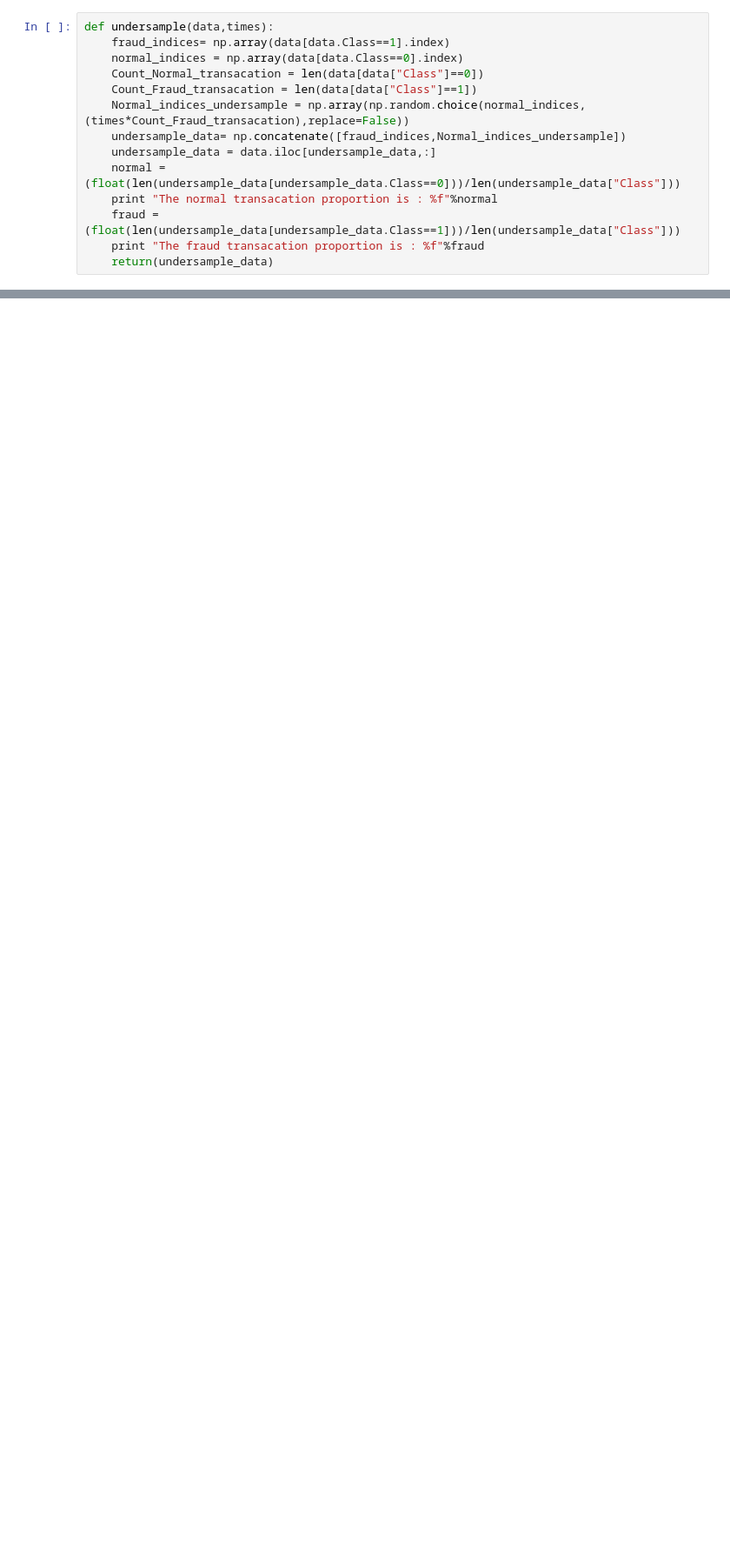
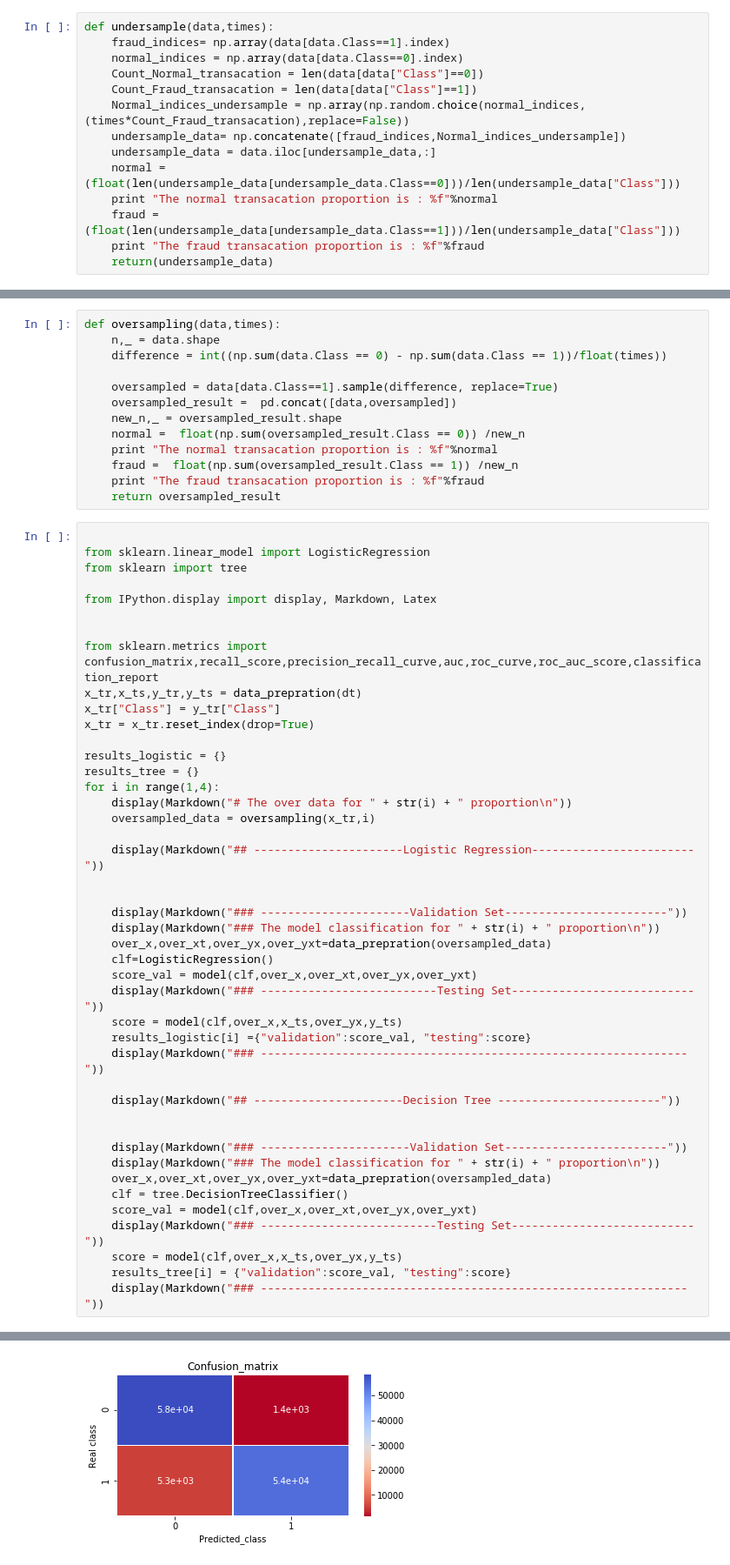
Before and after one commit to cvalenzu/ML-2017, a Jupyter notebook: hw2/Tarea 2.ipynb, the cells around one changed output, grey strips where cells are left out. Shown at 87% size. Drawn from its saved outputs; the diff is of its cells as text; blank space fills up the shorter version.

```diff
--- a/hw2/Tarea 2.ipynb
+++ b/hw2/Tarea 2.ipynb
@@ -566,0 +806,58 @@ os_data_X,os_data_y=os.fit_sample(x_tr,y_tr)
+# %%
+def oversampling(data,times):
+    n,_ = data.shape
+    difference = int((np.sum(data.Class == 0) - np.sum(data.Class == 1))/float(times))
+
+    oversampled = data[data.Class==1].sample(difference, replace=True)
+    oversampled_result =  pd.concat([data,oversampled])
+    new_n,_ = oversampled_result.shape
+    normal =  float(np.sum(oversampled_result.Class == 0)) /new_n
+    print "The normal transacation proportion is : %f"%normal
+    fraud =  float(np.sum(oversampled_result.Class == 1)) /new_n
+    print "The fraud transacation proportion is : %f"%fraud
+    return oversampled_result
+# %%
+
+from sklearn.linear_model import LogisticRegression
+from sklearn import tree
+
+from IPython.display import display, Markdown, Latex
+
+
+from sklearn.metrics import confusion_matrix,recall_score,precision_recall_curve,auc,roc_curve,roc_auc_score,classification_report
+x_tr,x_ts,y_tr,y_ts = data_prepration(dt)
+x_tr["Class"] = y_tr["Class"]
+x_tr = x_tr.reset_index(drop=True)
+
+results_logistic = {}
+results_tree = {}
+for i in range(1,4):
+    display(Markdown("# The over data for " + str(i) + " proportion\n"))
+    oversampled_data = oversampling(x_tr,i)
+
+    display(Markdown("## ----------------------Logistic Regression------------------------"))
+
+
+    display(Markdown("### ----------------------Validation Set------------------------"))
+    display(Markdown("### The model classification for " + str(i) + " proportion\n"))
+    over_x,over_xt,over_yx,over_yxt=data_prepration(oversampled_data)
+    clf=LogisticRegression()
+    score_val = model(clf,over_x,over_xt,over_yx,over_yxt)
+    display(Markdown("### --------------------------Testing Set---------------------------"))
+    score = model(clf,over_x,x_ts,over_yx,y_ts)
+    results_logistic[i] ={"validation":score_val, "testing":score}
+    display(Markdown("### ---------------------------------------------------------------"))
+
+    display(Markdown("## ----------------------Decision Tree ------------------------"))
+
+
+    display(Markdown("### ----------------------Validation Set------------------------"))
+    display(Markdown("### The model classification for " + str(i) + " proportion\n"))
+    over_x,over_xt,over_yx,over_yxt=data_prepration(oversampled_data)
+    clf = tree.DecisionTreeClassifier()
+    score_val = model(clf,over_x,over_xt,over_yx,over_yxt)
+    display(Markdown("### --------------------------Testing Set---------------------------"))
+    score = model(clf,over_x,x_ts,over_yx,y_ts)
+    results_tree[i] = {"validation":score_val, "testing":score}
+    display(Markdown("### ---------------------------------------------------------------"))
+# %% [output]
@@ -566,0 +875 @@ os_data_X,os_data_y=os.fit_sample(x_tr,y_tr)
+[figure, added]
```
Also changed, not shown: parts of 31 cells of this notebook, 3 other files.
